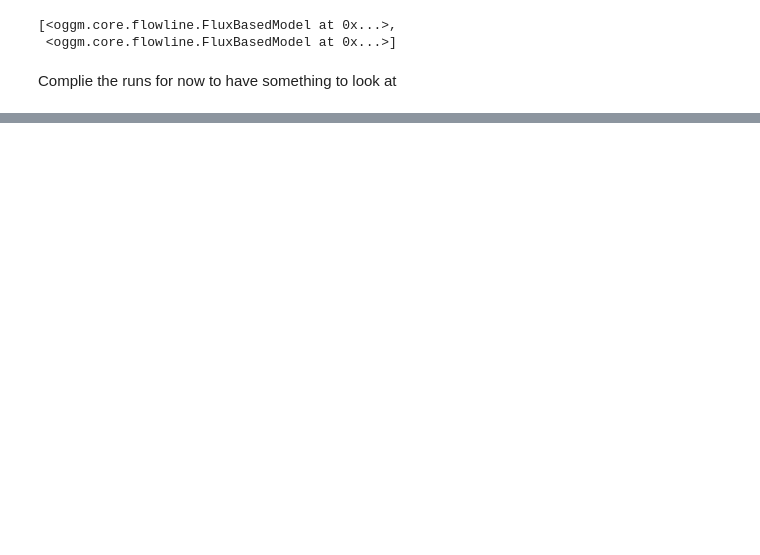
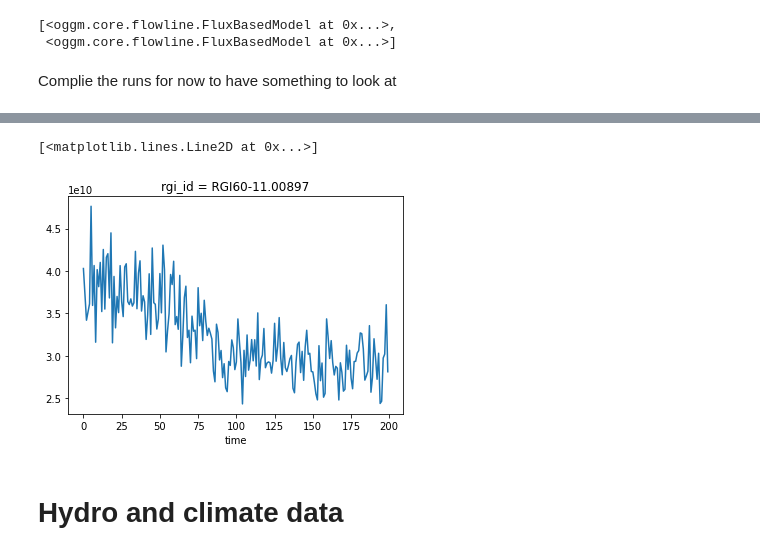
Before and after one commit to Holmgren825/msc_thesis, a Jupyter notebook: notebooks/hydro_test.ipynb, the cells around one changed output, grey strips where cells are left out. Saved outputs shown, nothing was run; the diff lists cells and outputs as text; code cells hidden in the pictures; blank space fills up the shorter version.

```diff
--- a/notebooks/hydro_test.ipynb
+++ b/notebooks/hydro_test.ipynb
@@ -214,0 +213,7 @@ plt.plot(ds_hydro.melt_on_glacier)
+# %%
+melt_water.isel(rgi_id=1).plot()
+# %% [output]
+[<matplotlib.lines.Line2D at 0x...>]
+[figure, added]
+# %% [markdown]
+# Hydro and climate data
```
Also changed, not shown: parts of 30 cells of this notebook.
